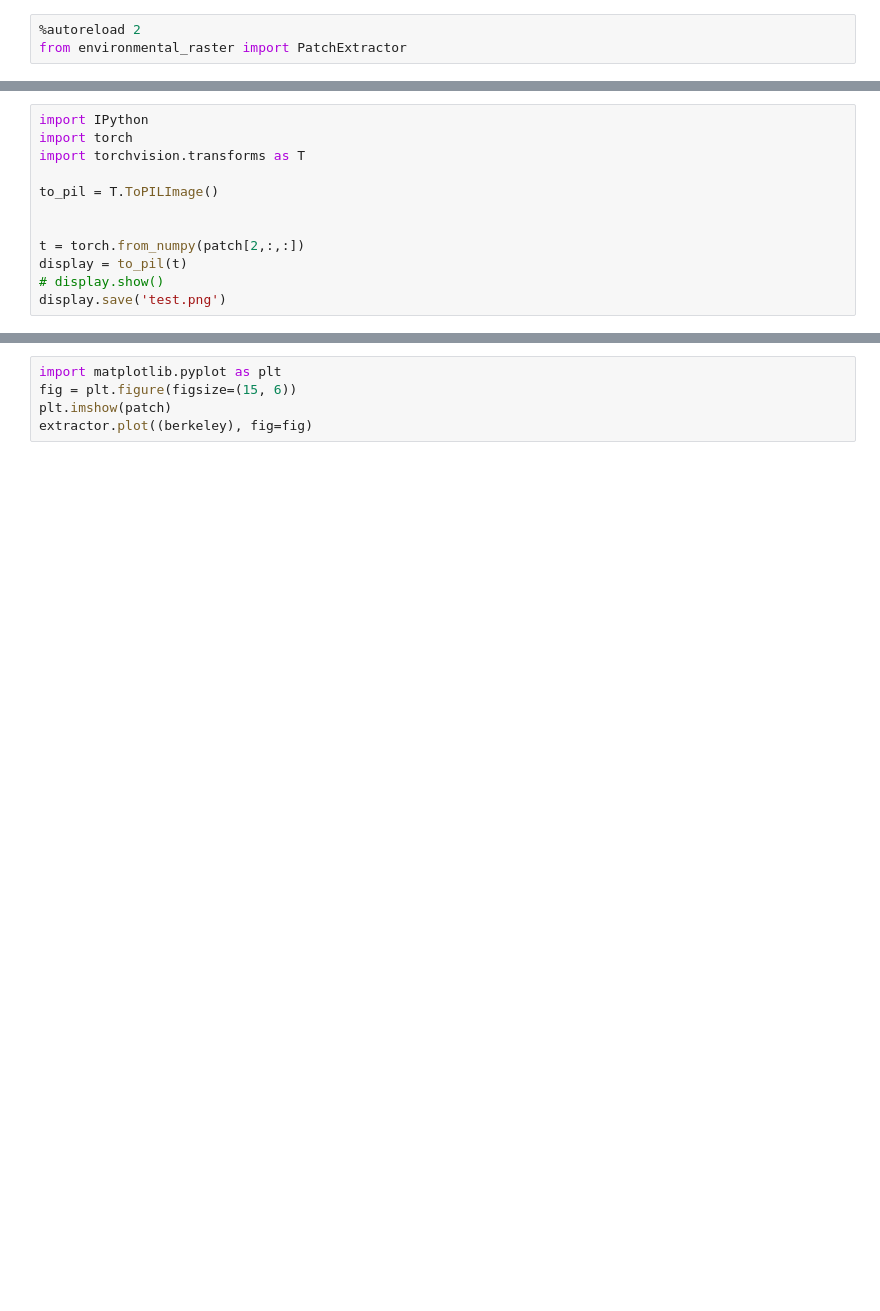
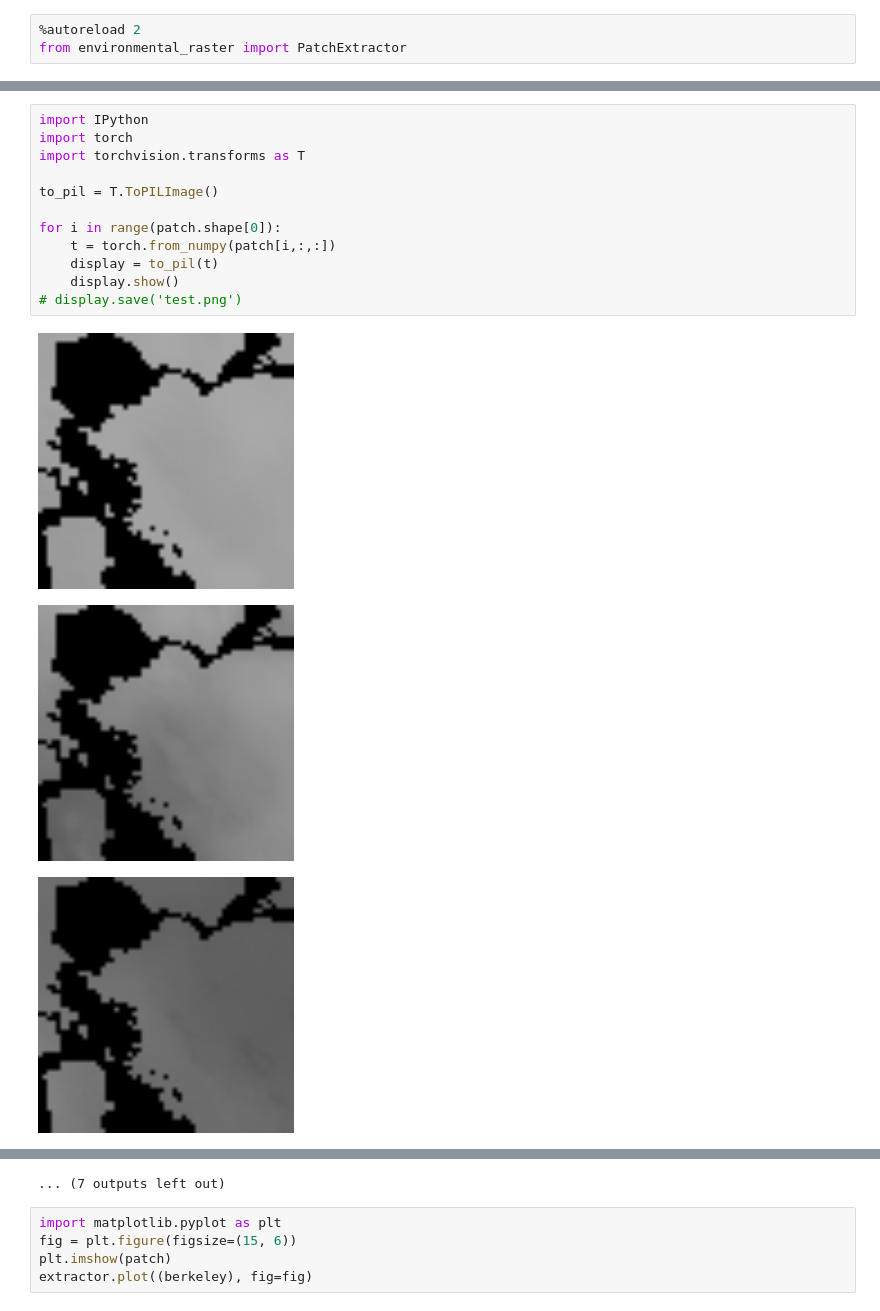
Before and after one commit to ando-shah/sdm-geolifeCLEF, a Jupyter notebook: raster/env_patch.ipynb, the cells around one changed output, grey strips where cells are left out. Cells and saved outputs as stored; diff of their text form; blank space fills up the shorter version.

```diff
--- a/raster/env_patch.ipynb
+++ b/raster/env_patch.ipynb
@@ -225,12 +261,16 @@ patch.max(), patch.min(), patch.std()
 # %%
 import IPython
 import torch
 import torchvision.transforms as T
 
 to_pil = T.ToPILImage()
 
-
-t = torch.from_numpy(patch[2,:,:])
-display = to_pil(t)
-# display.show()
-display.save('test.png')
+for i in range(patch.shape[0]):
+    t = torch.from_numpy(patch[i,:,:])
+    display = to_pil(t)
+    display.show()
+# display.save('test.png')
+# %% [output]
+[figure, added]
+[figure, added]
+[figure, added]
@@ -237,3 +286,4 @@ display.save('test.png')
+... (7 outputs left out)
 # %%
 import matplotlib.pyplot as plt
 fig = plt.figure(figsize=(15, 6))
```
Also changed, not shown: parts of 14 cells of this notebook, 1 other file.
